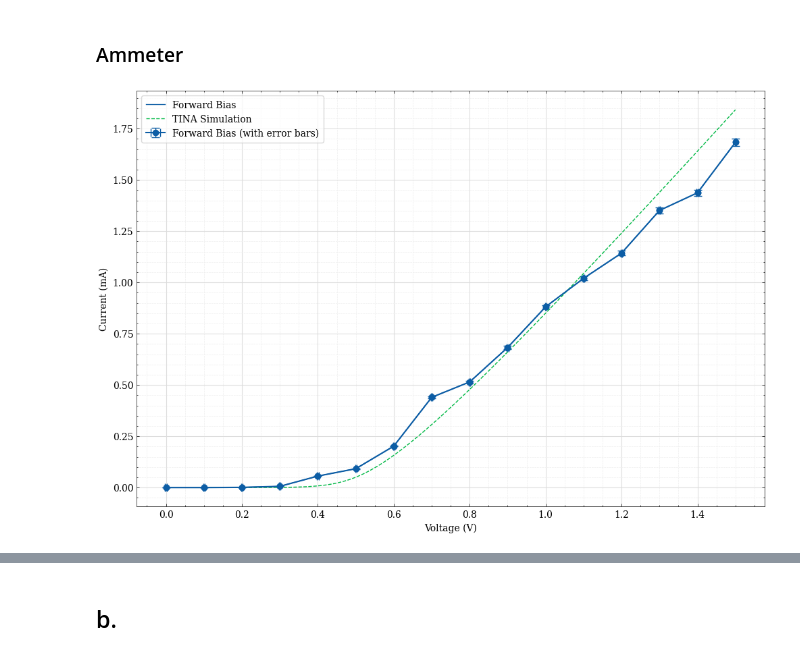
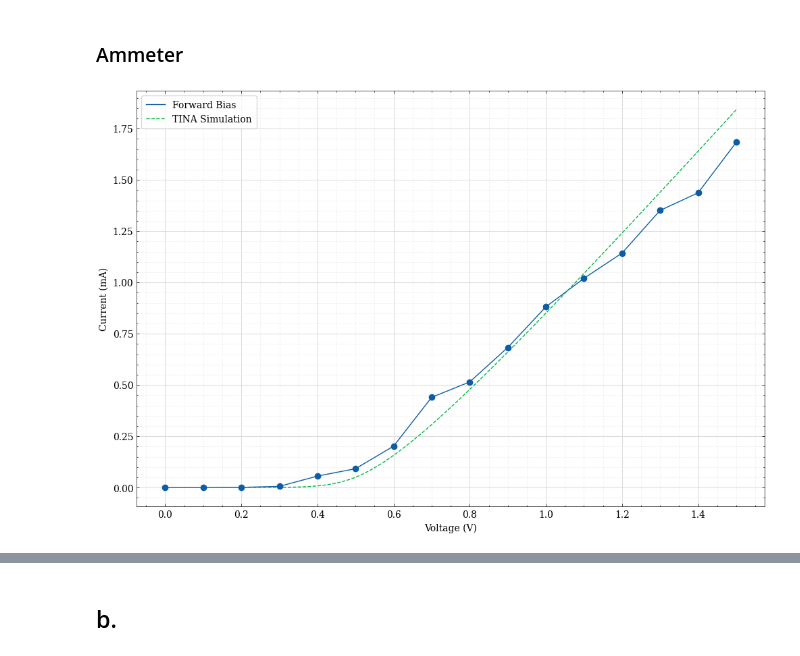
Before and after one commit to ikeasofabed/Labs-Code, a Jupyter notebook: labcode_s3/ElectronicsLab.ipynb, the cells around one changed output, grey strips where cells are left out. Drawn from its saved outputs; the diff is of its cells as text; code cells hidden in the pictures.

```diff
--- a/labcode_s3/ElectronicsLab.ipynb
+++ b/labcode_s3/ElectronicsLab.ipynb
@@ -212,7 +336,7 @@ plt.show()
 # %% [markdown]
 ### Theory
 # %%
-ex12a = np.loadtxt("/Users/JoanaUCD/Library/CloudStorage/OneDrive-UniversityCollegeDublin/Labs/labs-files/labs_code/labcode_s3/ex12a.txt", skiprows=1)
+ex12a = np.loadtxt("/Users/JoanaUCD/Library/CloudStorage/OneDrive-UniversityCollegeDublin/Labs/labs-files/labs_code/Labs-Code/labcode_s3/ex12a.txt", skiprows=1)
 
 V_for = ex12a[:,0]
 I_for = ex12a[:,1]
@@ -237,27 +361,20 @@ plt.show()
 ex12_for_am_V = np.array([0,0.1,0.2,0.3,0.4,0.5,0.6,0.7,0.8,0.9,1.0,1.1,1.2,1.3,1.4,1.5])
 ex12_for_am_I = np.array([0,0,0.001,0.006,0.056,0.092,0.202,0.440,0.515,0.683,0.881,1.020,1.143,1.351,1.437,1.683])
 # %%
-R = 470
-unc_R = 0.5 * R # 5%, gold band
-unc_V = 0.002 # Typical for digital multimeter
-unc_I = 0.01 * ex12_for_am_I + 2e-6 # 1% + 2uA
-
 plt.plot(ex12_for_am_V, ex12_for_am_I, label='Forward Bias')
 plt.scatter(ex12_for_am_V, ex12_for_am_I, color='#0C5DA5', zorder=3)
-
-plt.errorbar(ex12_for_am_V, ex12_for_am_I, xerr=unc_V, yerr=unc_I, fmt='o-', color='#0C5DA5', markersize=6, linewidth=1.5, capsize=4, capthick=1, elinewidth=1, label='Forward Bias (with error bars)')
 
 plt.plot(V_for , I_for *1e3, label='TINA Simulation', linestyle='--')
 
 plt.xlabel("Voltage (V)")
 plt.ylabel("Current (mA)")
 
 plt.minorticks_on()
 plt.grid(True, which="major", linewidth=0.8, color="#DDDDDD", zorder=2)
 plt.grid(True, which="minor", linewidth=0.5, color="#EEEEEE", linestyle="--", zorder=1)
 
 plt.legend(frameon=True, fancybox=True, framealpha=0.75, borderpad=0.5)
 
 plt.show()
 # %% [output]
-[figure, old version]
+[figure, new version]
```
Also changed, not shown: parts of 28 cells of this notebook, 4 other files.
